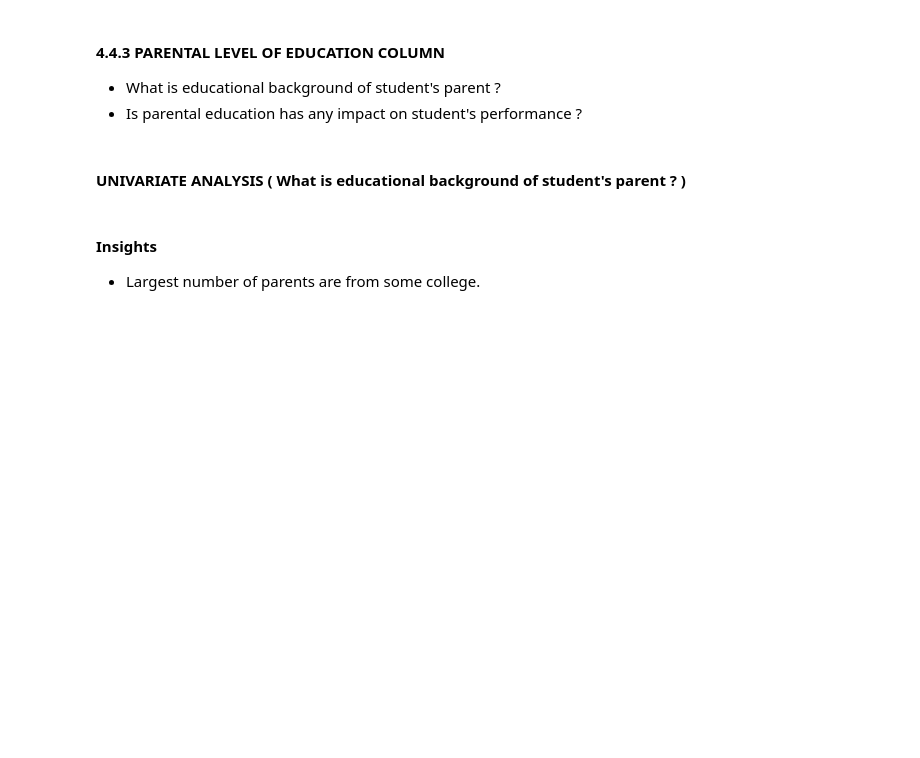
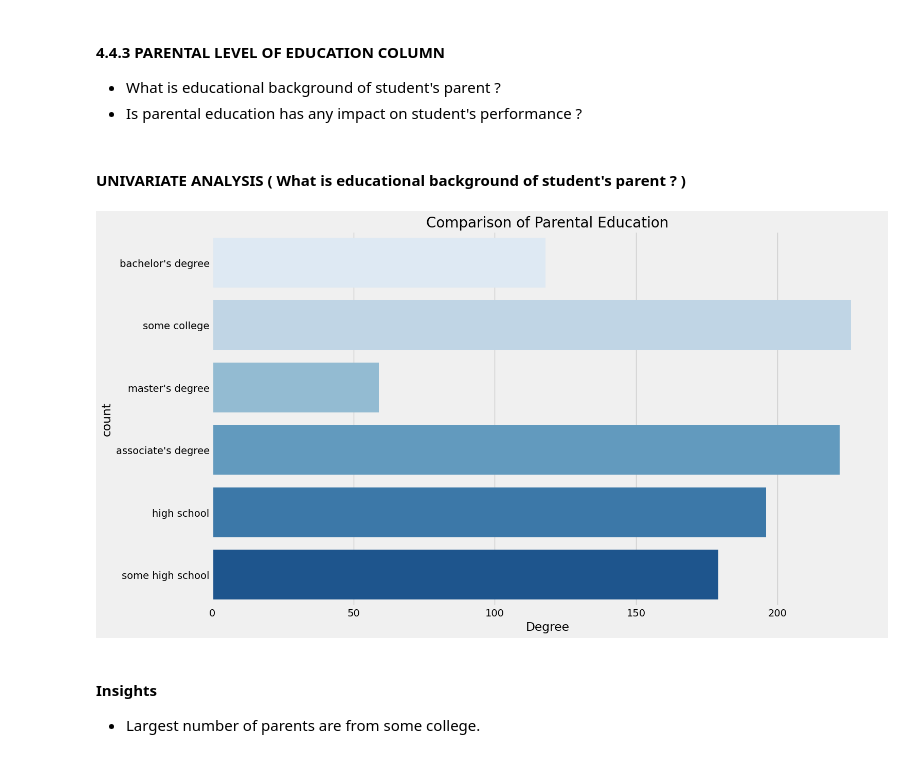
Before and after one commit to kalyanam13/mlproject, a Jupyter notebook: notebook/1 . EDA STUDENT PERFORMANCE .ipynb, the cells around one changed output. Saved outputs shown, nothing was run; the diff lists cells and outputs as text; code cells hidden in the pictures; blank space fills up the shorter version.

```diff
--- a/notebook/1 . EDA STUDENT PERFORMANCE .ipynb
+++ b/notebook/1 . EDA STUDENT PERFORMANCE .ipynb
@@ -567,11 +567,13 @@ for container in ax[2].containers:
 # %%
 plt.rcParams['figure.figsize'] = (15, 9)
 plt.style.use('fivethirtyeight')
-sns.countplot(df['parental level of education'], palette = 'Blues')
+sns.countplot(df['parental_level_of_education'], palette = 'Blues')
 plt.title('Comparison of Parental Education', fontweight = 30, fontsize = 20)
 plt.xlabel('Degree')
 plt.ylabel('count')
 plt.show()
+# %% [output]
+[figure, added]
 # %% [markdown]
 #### Insights
 - Largest number of parents are from some college.
```
Also changed, not shown: parts of 7 cells of this notebook, 1 other file.
